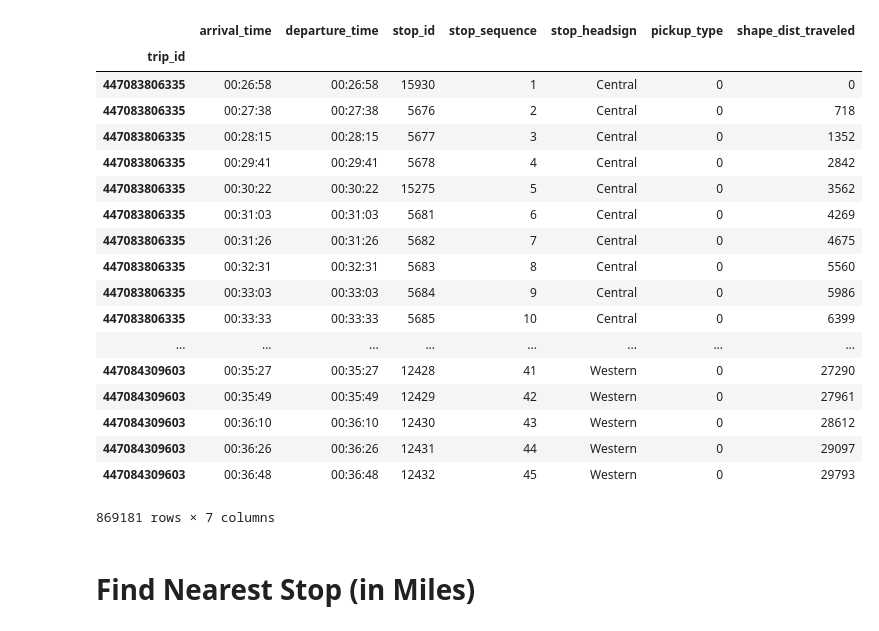
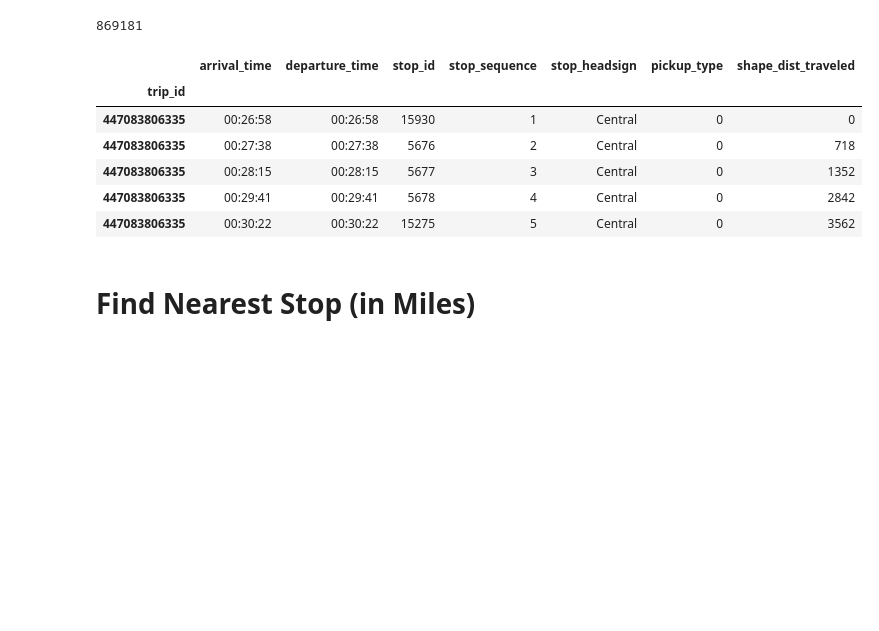
Before and after one commit to kaipeng/cta, a Jupyter notebook: lookup.ipynb, the cells around one changed output. Cells and saved outputs as stored; diff of their text form; code cells hidden in the pictures; blank space fills up the shorter version.

```diff
--- a/lookup.ipynb
+++ b/lookup.ipynb
@@ -62,27 +61,17 @@ trips_tomorrow
 10854 rows × 8 columns
 # %%
 stop_times_today = stop_times[stop_times.index.isin(trips_today.trip_id)]
-stop_times_today
+print len(stop_times_today)
+stop_times_today.head()
 # %% [output]
+869181
 |  | arrival_time | departure_time | stop_id | stop_sequence | stop_headsign | pickup_type | shape_dist_traveled |
 | trip_id |  |  |  |  |  |  |  |
 | 447083806335 | 00:26:58 | 00:26:58 | 15930 | 1 | Central | 0 | 0 |
 | 447083806335 | 00:27:38 | 00:27:38 | 5676 | 2 | Central | 0 | 718 |
 | 447083806335 | 00:28:15 | 00:28:15 | 5677 | 3 | Central | 0 | 1352 |
 | 447083806335 | 00:29:41 | 00:29:41 | 5678 | 4 | Central | 0 | 2842 |
 | 447083806335 | 00:30:22 | 00:30:22 | 15275 | 5 | Central | 0 | 3562 |
-| 447083806335 | 00:31:03 | 00:31:03 | 5681 | 6 | Central | 0 | 4269 |
-| 447083806335 | 00:31:26 | 00:31:26 | 5682 | 7 | Central | 0 | 4675 |
-| 447083806335 | 00:32:31 | 00:32:31 | 5683 | 8 | Central | 0 | 5560 |
-| 447083806335 | 00:33:03 | 00:33:03 | 5684 | 9 | Central | 0 | 5986 |
-| 447083806335 | 00:33:33 | 00:33:33 | 5685 | 10 | Central | 0 | 6399 |
-| ... | ... | ... | ... | ... | ... | ... | ... |
-| 447084309603 | 00:35:27 | 00:35:27 | 12428 | 41 | Western | 0 | 27290 |
-| 447084309603 | 00:35:49 | 00:35:49 | 12429 | 42 | Western | 0 | 27961 |
-| 447084309603 | 00:36:10 | 00:36:10 | 12430 | 43 | Western | 0 | 28612 |
-| 447084309603 | 00:36:26 | 00:36:26 | 12431 | 44 | Western | 0 | 29097 |
-| 447084309603 | 00:36:48 | 00:36:48 | 12432 | 45 | Western | 0 | 29793 |
-869181 rows × 7 columns
 # %% [markdown]
 # Find Nearest Stop (in Miles)
 # %%
```
Also changed, not shown: parts of 3 cells of this notebook, 3 other files.
